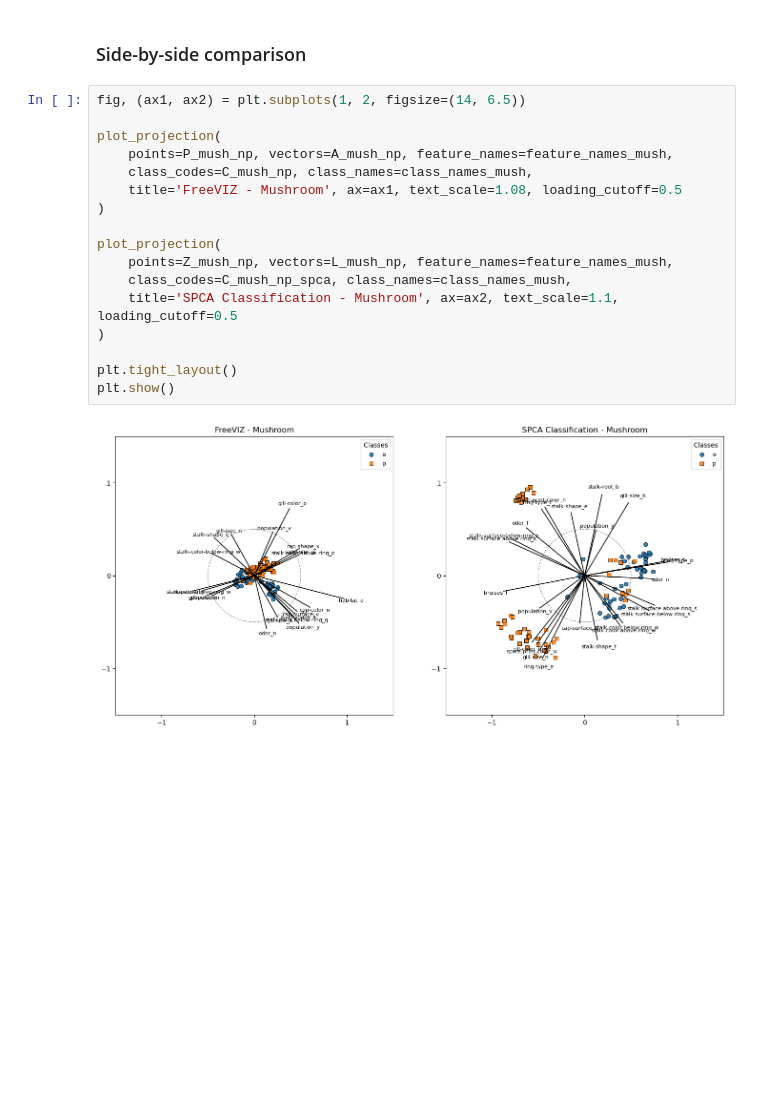
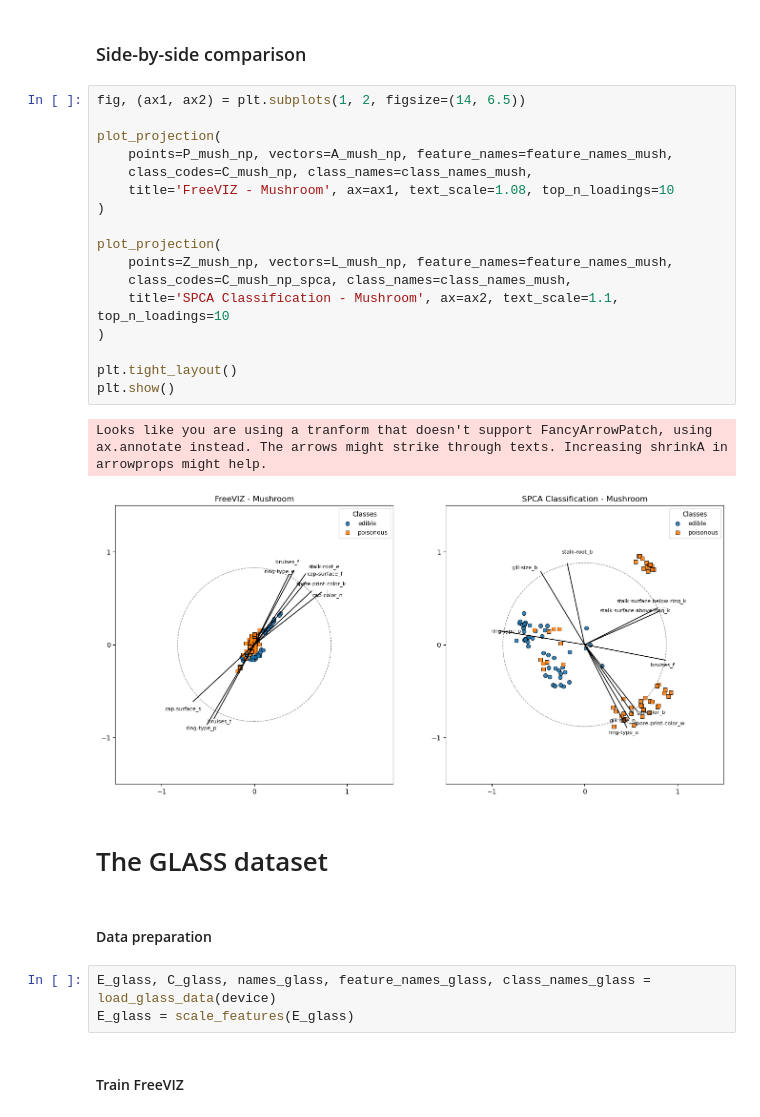
Before and after one commit to JasaTavcar/diplomska, a Jupyter notebook: experiments/compare_freeviz_spca.ipynb, the cells around one changed output. Drawn from its saved outputs; the diff is of its cells as text; blank space fills up the shorter version.

Commit message:
additional datasets

```diff
--- a/experiments/compare_freeviz_spca.ipynb
+++ b/experiments/compare_freeviz_spca.ipynb
@@ -176,19 +187,29 @@ Step 990: loss = 77.3444, classifier loss = 0.2836
 # %%
 fig, (ax1, ax2) = plt.subplots(1, 2, figsize=(14, 6.5))
 
 plot_projection(
     points=P_mush_np, vectors=A_mush_np, feature_names=feature_names_mush,
     class_codes=C_mush_np, class_names=class_names_mush,
-    title='FreeVIZ - Mushroom', ax=ax1, text_scale=1.08, loading_cutoff=0.5
+    title='FreeVIZ - Mushroom', ax=ax1, text_scale=1.08, top_n_loadings=10
 )
 
 plot_projection(
     points=Z_mush_np, vectors=L_mush_np, feature_names=feature_names_mush,
     class_codes=C_mush_np_spca, class_names=class_names_mush,
-    title='SPCA Classification - Mushroom', ax=ax2, text_scale=1.1, loading_cutoff=0.5
+    title='SPCA Classification - Mushroom', ax=ax2, text_scale=1.1, top_n_loadings=10
 )
 
 plt.tight_layout()
 plt.show()
 # %% [output]
+Looks like you are using a tranform that doesn't support FancyArrowPatch, using ax.annotate instead. The arrows might strike through texts. Increasing shrinkA in arrowprops might help.
-[figure, old version]
+[figure, new version]
+# %% [markdown]
+# The GLASS dataset
+# %% [markdown]
+#### Data preparation
+# %%
+E_glass, C_glass, names_glass, feature_names_glass, class_names_glass = load_glass_data(device)
+E_glass = scale_features(E_glass)
+# %% [markdown]
+#### Train FreeVIZ
```
Also changed, not shown: parts of 20 cells of this notebook, 3 other files.
